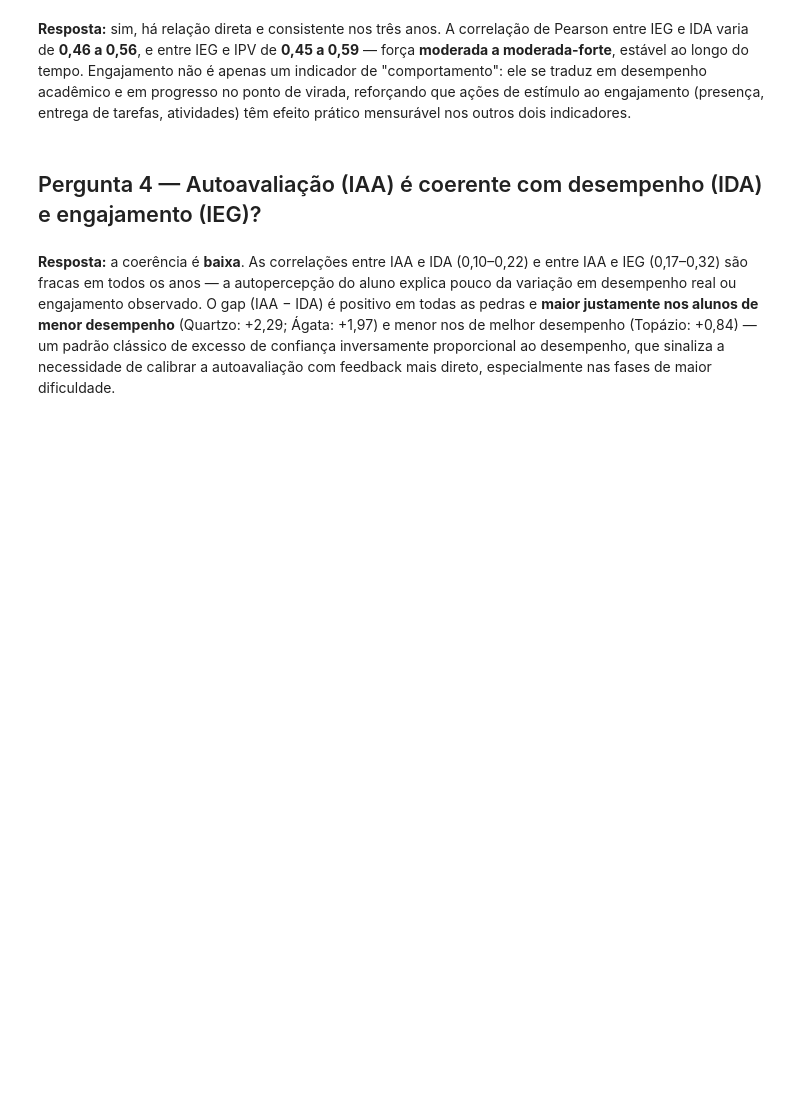
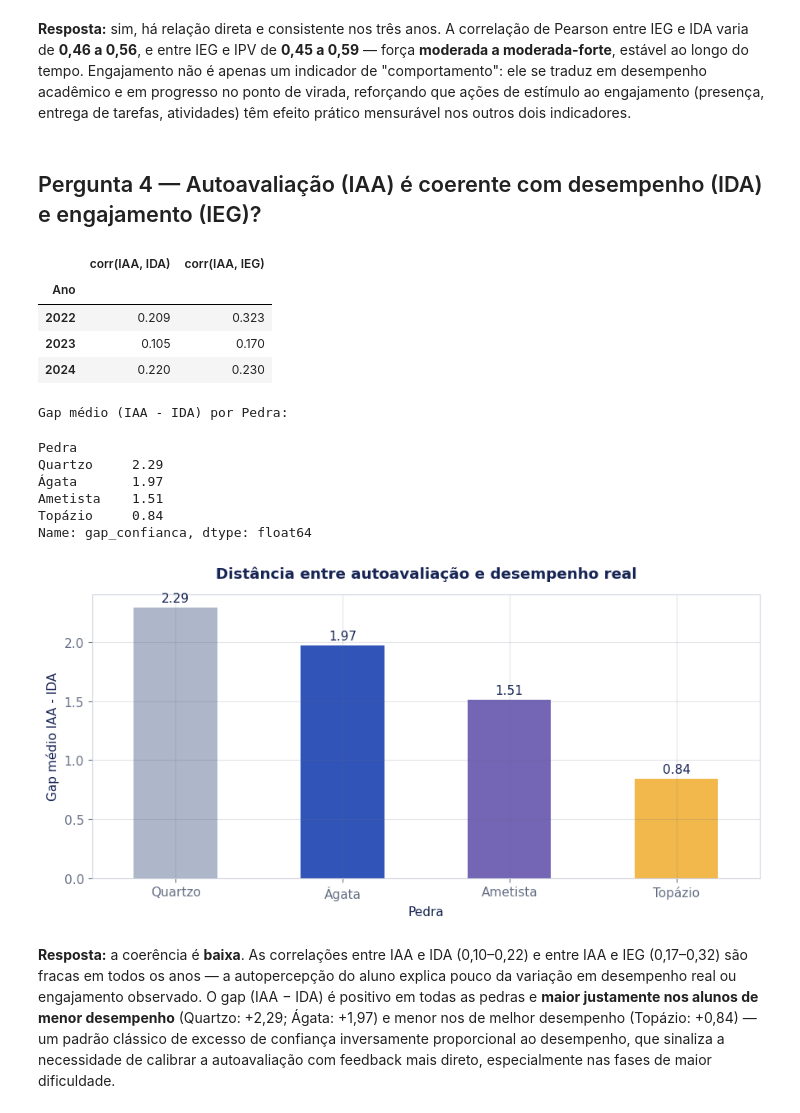
Before and after one commit to mtshto/TechChallenge-Fase5-Datathon, a Jupyter notebook: analise_pede_datathon.ipynb, the cells around one changed output. Drawn from its saved outputs; the diff is of its cells as text; code cells hidden in the pictures; blank space fills up the shorter version.

```diff
--- a/analise_pede_datathon.ipynb
+++ b/analise_pede_datathon.ipynb
@@ -158,14 +266,36 @@ plt.tight_layout(); plt.show()
 # %%
 corr_iaa = full.groupby('Ano').apply(lambda d: pd.Series({
     'corr(IAA, IDA)': d['IAA'].corr(d['IDA']),
     'corr(IAA, IEG)': d['IAA'].corr(d['IEG'])
 })).round(3)
 display(corr_iaa)
 
 full['gap_confianca'] = full['IAA'] - full['IDA']
-gap_pedra = full.groupby('Pedra')['gap_confianca'].mean().reindex(['Quartzo','Ágata','Ametista','Topázio']).round(2)
-print("\nGap médio (IAA - IDA) por Pedra — quanto maior, mais o aluno se avalia acima do desempenho real:")
+ordem_pedras = ['Quartzo', 'Ágata', 'Ametista', 'Topázio']
+gap_pedra = full.groupby('Pedra')['gap_confianca'].mean().reindex(ordem_pedras).round(2)
+print('\nGap médio (IAA - IDA) por Pedra:')
 display(gap_pedra)
+
+ax = gap_pedra.plot(kind='bar', color=[PEDRAS[p] for p in ordem_pedras], figsize=(9, 4.6))
+ax.set_title('Distância entre autoavaliação e desempenho real', pad=14)
+ax.set_xlabel('Pedra'); ax.set_ylabel('Gap médio IAA - IDA'); ax.tick_params(axis='x', rotation=0)
+for container in ax.containers:
+    ax.bar_label(container, fmt='%.2f', padding=3, color=CORES['azul_escuro'])
+plt.tight_layout(); plt.show()
+# %% [output]
+|  | corr(IAA, IDA) | corr(IAA, IEG) |
+| Ano |  |  |
+| 2022 | 0.209 | 0.323 |
+| 2023 | 0.105 | 0.170 |
+| 2024 | 0.220 | 0.230 |
+Gap médio (IAA - IDA) por Pedra:
+Pedra
+Quartzo     2.29
+Ágata       1.97
+Ametista    1.51
+Topázio     0.84
+Name: gap_confianca, dtype: float64
+[figure, added]
 # %% [markdown]
 **Resposta:** a coerência é **baixa**. As correlações entre IAA e IDA (0,10–0,22) e entre IAA e IEG (0,17–0,32) são fracas em todos os anos — a autopercepção do aluno explica pouco da variação em desempenho real ou engajamento observado. O gap (IAA − IDA) é positivo em todas as pedras e **maior justamente nos alunos de menor desempenho** (Quartzo: +2,29; Ágata: +1,97) e menor nos de melhor desempenho (Topázio: +0,84) — um padrão clássico de excesso de confiança inversamente proporcional ao desempenho, que sinaliza a necessidade de calibrar a autoavaliação com feedback mais direto, especialmente nas fases de maior dificuldade.
 # %% [markdown]
```
Also changed, not shown: parts of 35 cells of this notebook.
